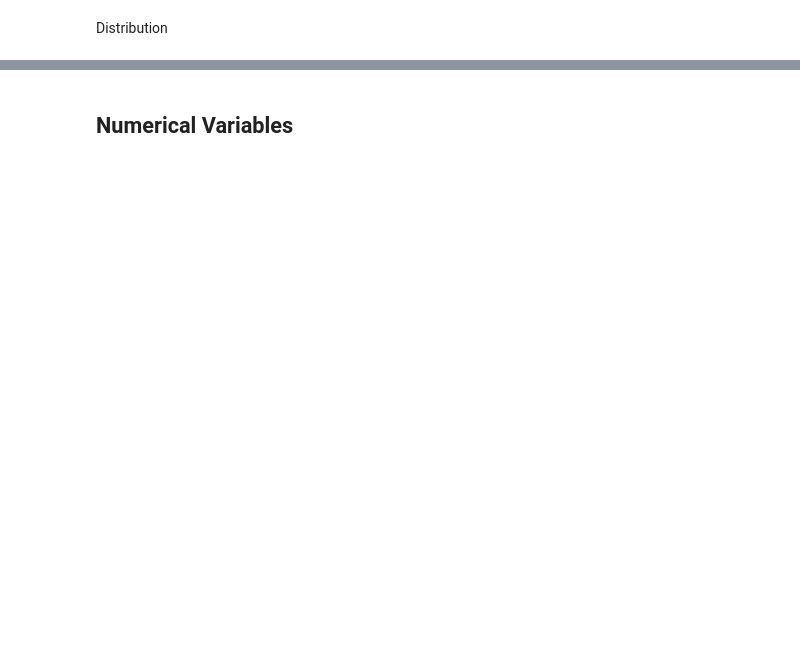
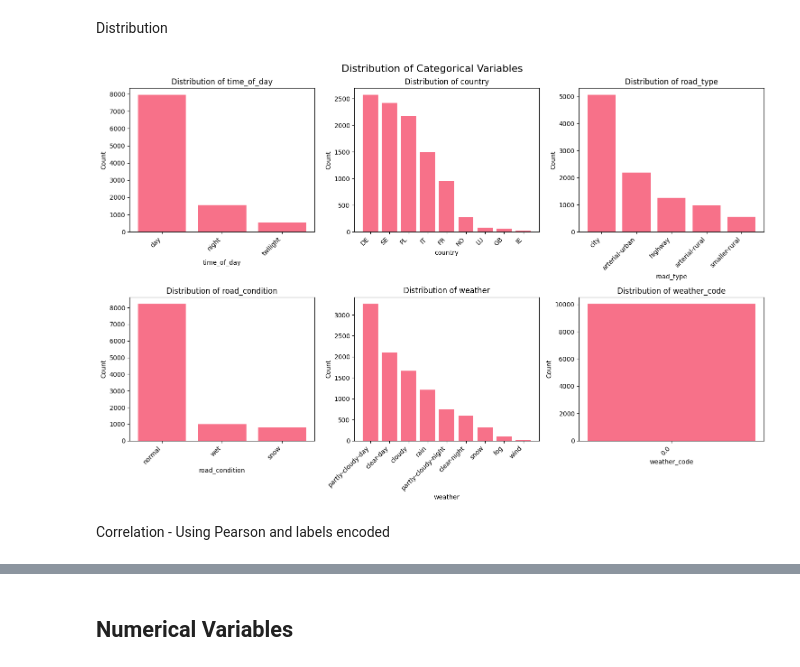
Before and after one commit to femartip/frame-validity-od, a Jupyter notebook: notebooks/eda.ipynb, the cells around one changed output, grey strips where cells are left out. Drawn from its saved outputs; the diff is of its cells as text; code cells hidden in the pictures; blank space fills up the shorter version.

```diff
--- a/notebooks/eda.ipynb
+++ b/notebooks/eda.ipynb
@@ -0,0 +25,3 @@
+# %%
+data = pd.read_csv("../data/data.csv", index_col=0)
+print(data)
@@ -1,3 +58,12 @@
+# %%
+numeric_columns = ['coords', 'solar_angle_elevation', 'month', 'hour', 'temperature_2m',
+       'relative_humidity_2m', 'precipitation', 'rain', 'snowfall',
+       'cloud_cover', 'cloud_cover_low', 'cloud_cover_mid',
+       'sunshine_duration', 'wind_speed_10m', 'conf', 'iou']
+categorical_columns = ['time_of_day', 'country', 'road_type', 'road_condition',
+       'weather', 'weather_code']
+
+assert len(all_columns) == (len(categorical_columns) + len(numeric_columns)), "Columns not match"
 # %% [markdown]
 # EDA
 # %% [markdown]
@@ -5,2 +97,25 @@
 # %% [markdown]
 Distribution
+# %%
+fig, axes = plt.subplots(2, 3, figsize=(15, 10))
+fig.suptitle('Distribution of Categorical Variables', fontsize=16)
+
+axes = axes.flatten()
+
+for i, column in enumerate(categorical_columns):
+    value_counts = data[column].value_counts()
+    axes[i].bar(range(len(value_counts)), value_counts.values)
+    axes[i].set_title(f'Distribution of {column}')
+    axes[i].set_xlabel(column)
+    axes[i].set_ylabel('Count')
+
+    axes[i].set_xticks(range(len(value_counts)))
+    axes[i].set_xticklabels(value_counts.index, rotation=45, ha='right')
+
+
+plt.tight_layout()
+plt.show()
+# %% [output]
+[figure, added]
+# %% [markdown]
+Correlation - Using Pearson and labels encoded
```
Also changed, not shown: parts of 40 cells of this notebook, 9 other files.
